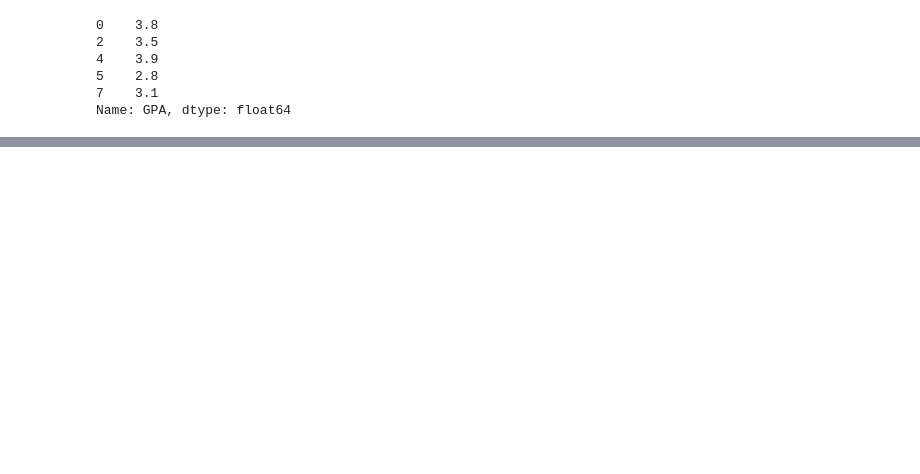
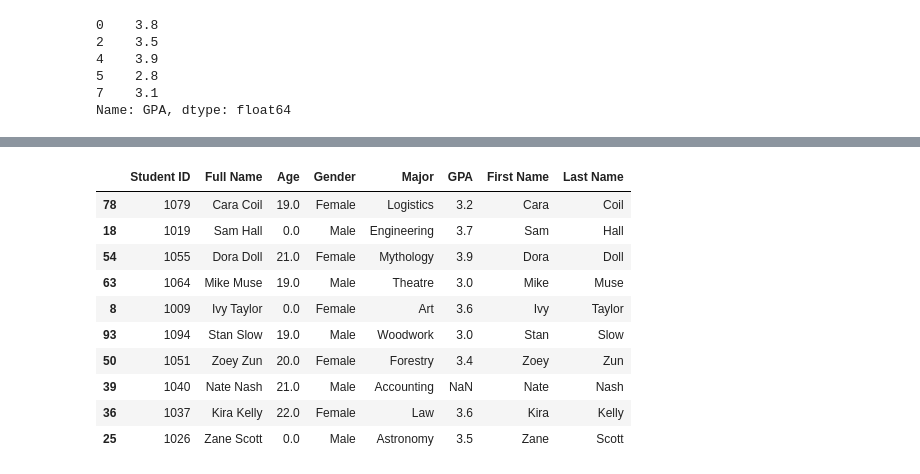
Before and after one commit to pankajvshnv/Data-Science, a Jupyter notebook: numpy.ipynb, the cells around one changed output, grey strips where cells are left out. Cells and saved outputs as stored; diff of their text form; code cells hidden in the pictures; blank space fills up the shorter version.

```diff
--- a/numpy.ipynb
+++ b/numpy.ipynb
@@ -2359,0 +2387,14 @@ df2.head()
+# %%
+df2.sample(10)
+# %% [output]
+|  | Student ID | Full Name | Age | Gender | Major | GPA | First Name | Last Name |
+| 78 | 1079 | Cara Coil | 19.0 | Female | Logistics | 3.2 | Cara | Coil |
+| 18 | 1019 | Sam Hall | 0.0 | Male | Engineering | 3.7 | Sam | Hall |
+| 54 | 1055 | Dora Doll | 21.0 | Female | Mythology | 3.9 | Dora | Doll |
+| 63 | 1064 | Mike Muse | 19.0 | Male | Theatre | 3.0 | Mike | Muse |
+| 8 | 1009 | Ivy Taylor | 0.0 | Female | Art | 3.6 | Ivy | Taylor |
+| 93 | 1094 | Stan Slow | 19.0 | Male | Woodwork | 3.0 | Stan | Slow |
+| 50 | 1051 | Zoey Zun | 20.0 | Female | Forestry | 3.4 | Zoey | Zun |
+| 39 | 1040 | Nate Nash | 21.0 | Male | Accounting | NaN | Nate | Nash |
+| 36 | 1037 | Kira Kelly | 22.0 | Female | Law | 3.6 | Kira | Kelly |
+| 25 | 1026 | Zane Scott | 0.0 | Male | Astronomy | 3.5 | Zane | Scott |
```
Also changed, not shown: parts of 20 cells of this notebook, 1 other file.
